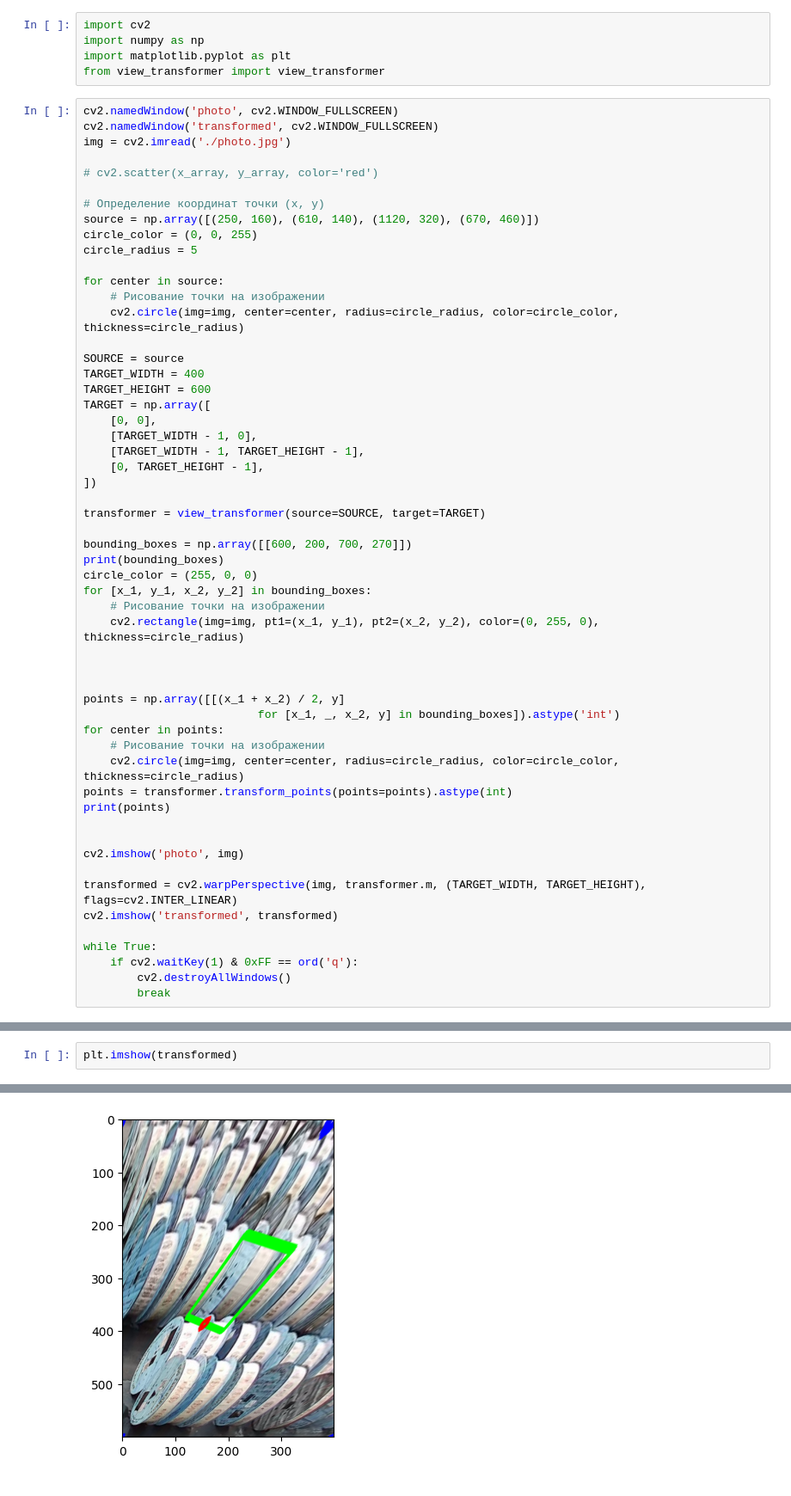
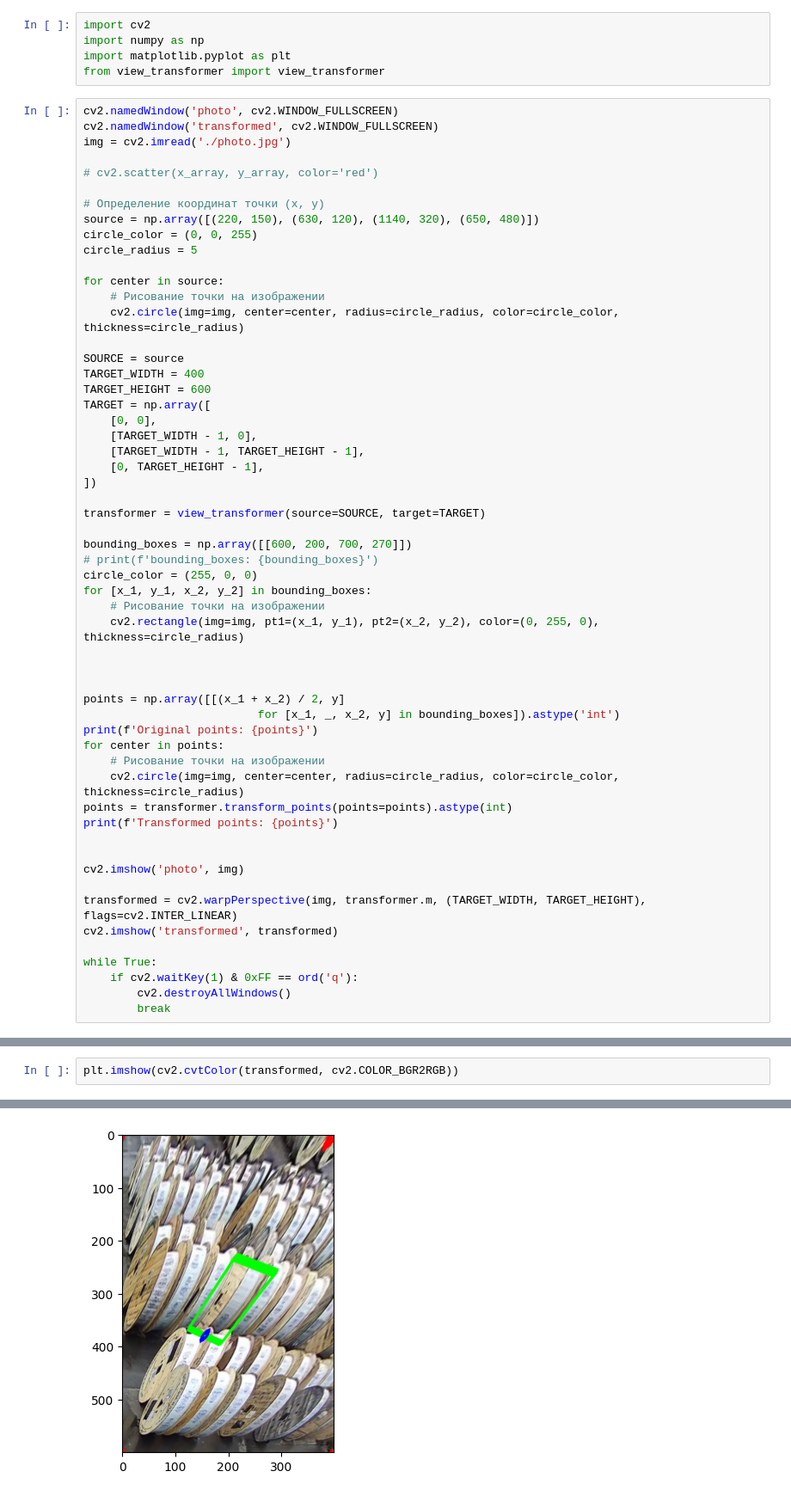
Before and after one commit to dr1nkz/frigate_monitoring, a Jupyter notebook: mqtt/speed_estimation/perspective.ipynb, the cells around one changed output, grey strips where cells are left out. Shown at 86% size. Saved outputs shown, nothing was run; the diff lists cells and outputs as text.

Commit message:
perspective transforms testing

```diff
--- a/mqtt/speed_estimation/perspective.ipynb
+++ b/mqtt/speed_estimation/perspective.ipynb
@@ -11,7 +11,7 @@ img = cv2.imread('./photo.jpg')
 # cv2.scatter(x_array, y_array, color='red')
 
 # Определение координат точки (x, y)
-source = np.array([(250, 160), (610, 140), (1120, 320), (670, 460)])
+source = np.array([(220, 150), (630, 120), (1140, 320), (650, 480)])
 circle_color = (0, 0, 255)
 circle_radius = 5
 
@@ -32,7 +32,7 @@ TARGET = np.array([
 transformer = view_transformer(source=SOURCE, target=TARGET)
 
 bounding_boxes = np.array([[600, 200, 700, 270]])
-print(bounding_boxes)
+# print(f'bounding_boxes: {bounding_boxes}')
 circle_color = (255, 0, 0)
 for [x_1, y_1, x_2, y_2] in bounding_boxes:
     # Рисование точки на изображении
@@ -42,11 +42,12 @@ for [x_1, y_1, x_2, y_2] in bounding_boxes:
 
 points = np.array([[(x_1 + x_2) / 2, y]
                           for [x_1, _, x_2, y] in bounding_boxes]).astype('int')
+print(f'Original points: {points}')
 for center in points:
     # Рисование точки на изображении
     cv2.circle(img=img, center=center, radius=circle_radius, color=circle_color, thickness=circle_radius)
 points = transformer.transform_points(points=points).astype(int)
-print(points)
+print(f'Transformed points: {points}')
 
 
 cv2.imshow('photo', img)
@@ -69,5 +70,5 @@ plt.imshow(img)
 # %%
-plt.imshow(transformed)
+plt.imshow(cv2.cvtColor(transformed, cv2.COLOR_BGR2RGB))
 # %% [output]
 <matplotlib.image.AxesImage at 0x...>
-[figure, old version]
+[figure, new version]
```
Also changed, not shown: parts of 2 cells of this notebook.
